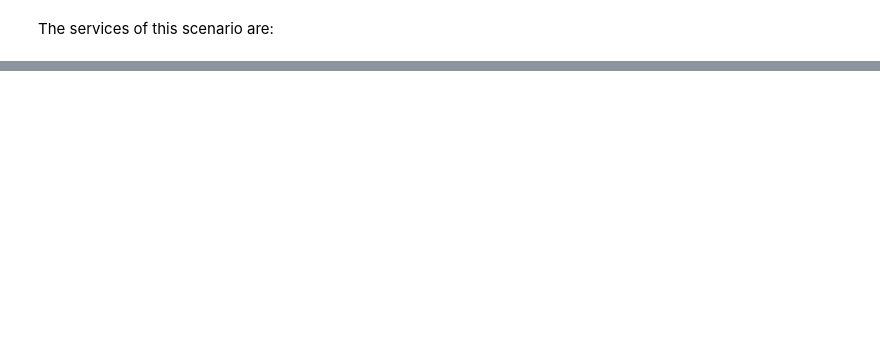
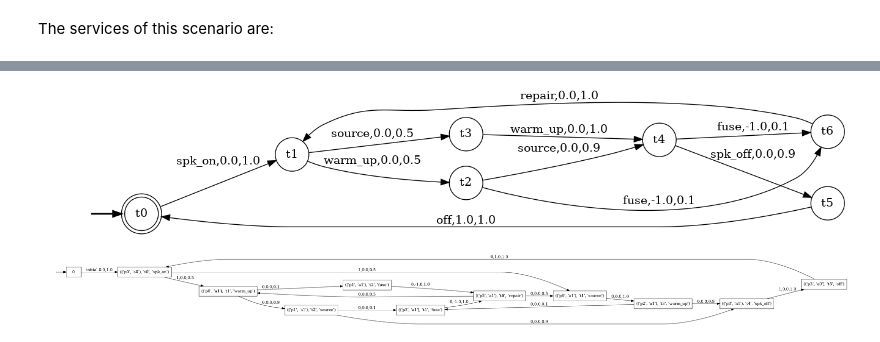
Before and after one commit to luusi/stochastic-service-composition, a Jupyter notebook: docs/notebooks/04-use-cases.ipynb, the cells around one changed output, grey strips where cells are left out. Drawn from its saved outputs; the diff is of its cells as text; code cells hidden in the pictures; blank space fills up the shorter version.

```diff
--- a/docs/notebooks/04-use-cases.ipynb
+++ b/docs/notebooks/04-use-cases.ipynb
@@ -589,0 +626,25 @@ render_service(projector_service)
+# %%
+target = build_target_from_transitions(
+    {
+        "t0": {"spk_on": ("t1", 1.0, 0.0)},
+        "t1": {"warm_up": ("t2", 0.5, 0.0),
+               "source": ("t3", 0.5, 0.0)},
+        "t2": {"source": ("t4", 0.9, 0.0),
+               "fuse": ("t6", 0.1, -1.0)},
+        "t3": {"warm_up": ("t4", 1.0, 0.0)},
+        "t4": {"spk_off": ("t5", 0.9, 0.0),
+               "fuse": ("t6", 0.1, -1.0)},
+        "t5": {"off": ("t0", 1.0, 1.0)},
+        "t6": {"repair": ("t1", 1.0, 0.0)},
+    },
+    "t0",
+    {"t0"}
+)
+render_target(target)
+# %% [output]
+[figure, added]
+# %%
+mdp = composition_mdp(target, projector_service, audio_service, gamma=0.9)
+render_composition_mdp(mdp)
+# %% [output]
+[figure, added]
```
Also changed, not shown: parts of 3 cells of this notebook.
